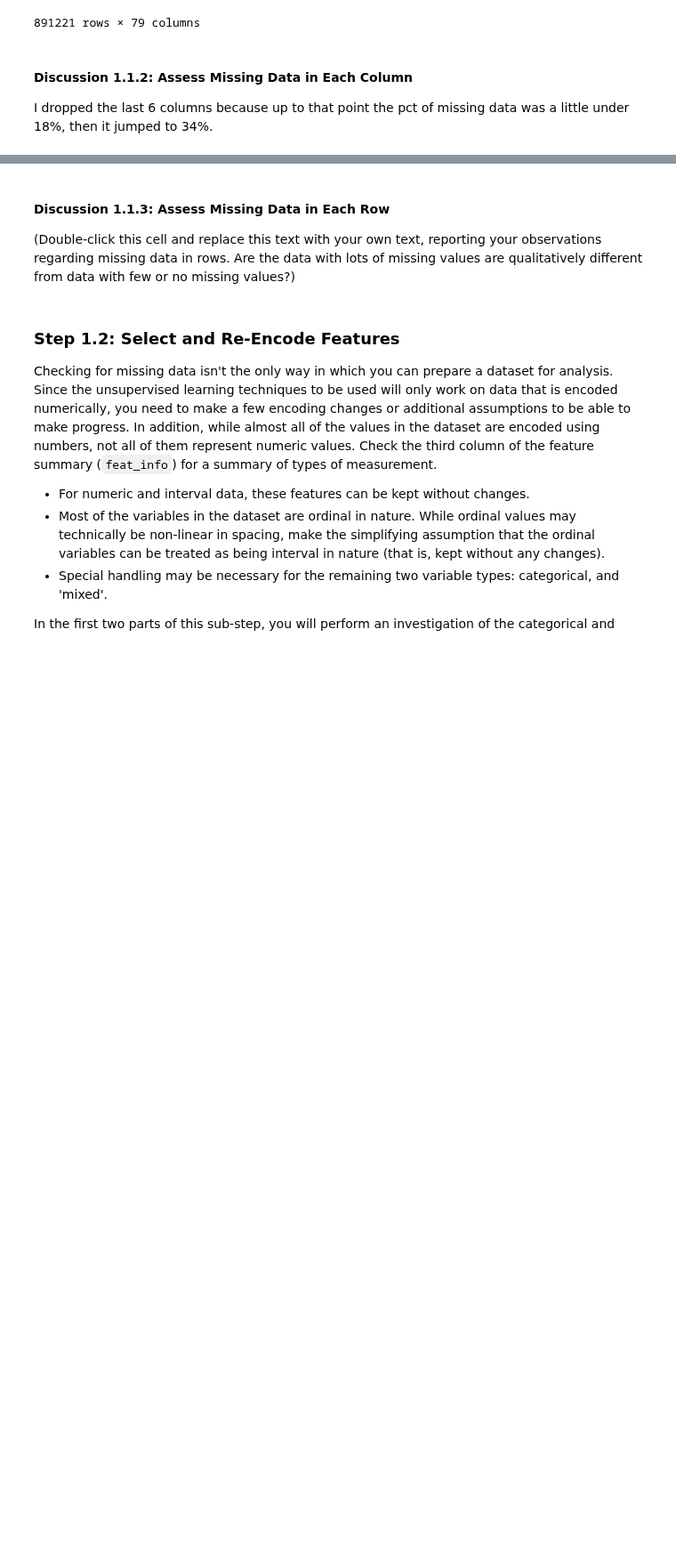
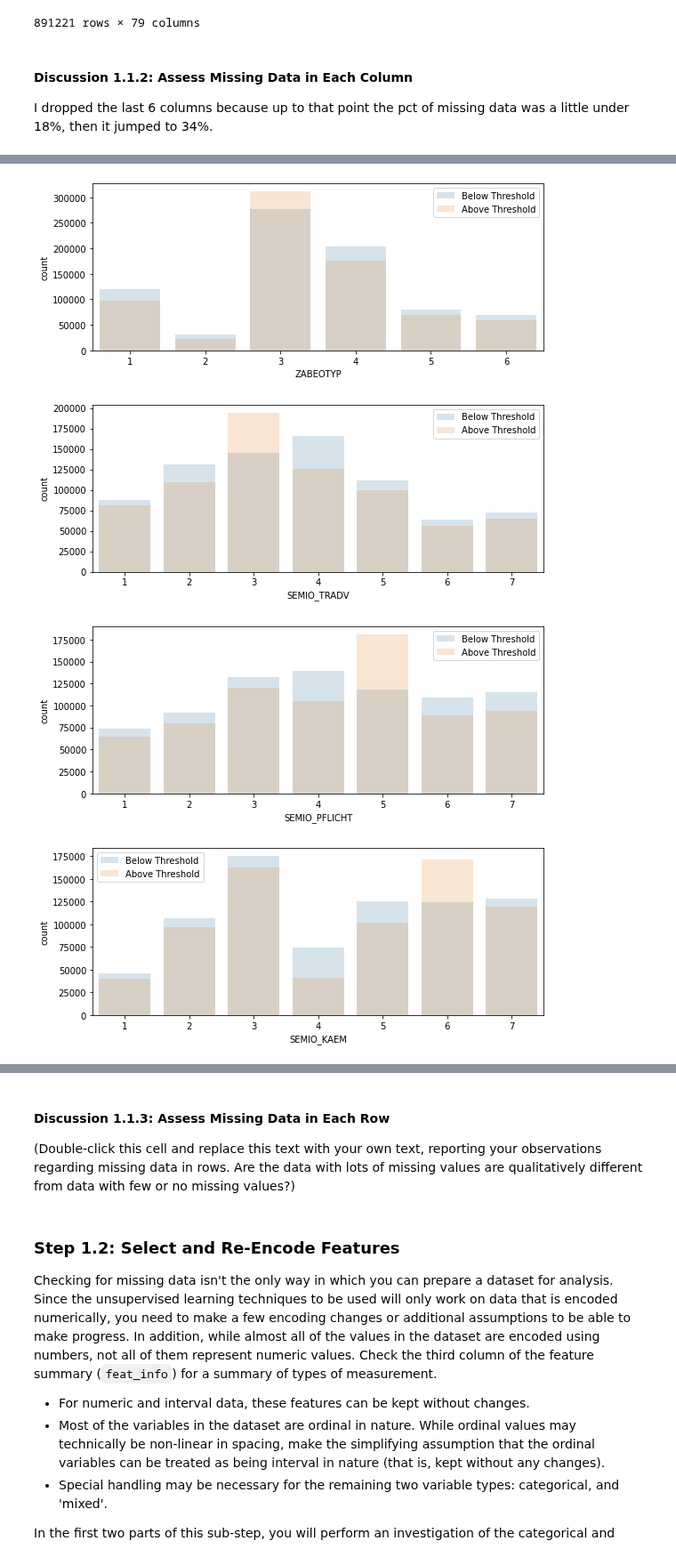
Before and after one commit to paulgureghian/Python_Notebooks, a Jupyter notebook: Create_Cust_Segments/Identify_Cust_Segments/identify_cust_segments.ipynb, the cells around one changed output, grey strips where cells are left out. Shown at 89% size. Cells and saved outputs as stored; diff of their text form; code cells hidden in the pictures; blank space fills up the shorter version.

```diff
--- a/Create_Cust_Segments/Identify_Cust_Segments/identify_cust_segments.ipynb
+++ b/Create_Cust_Segments/Identify_Cust_Segments/identify_cust_segments.ipynb
@@ -371,3 +415,4 @@ Depending on what you observe in your comparison, this will have implications on
 # %%
-# Write code to divide the data into two subsets based on the number of missing
-# values in each row.
+# Divide the data into two subsets based on the number of missing values per row.
+below_threshold = rows_greater_than_0_missing_values[rows_greater_than_0_missing_values <= 10.0]
+above_threshold = rows_greater_than_0_missing_values[rows_greater_than_0_missing_values >10.0]
@@ -376,0 +433,4 @@ Depending on what you observe in your comparison, this will have implications on
+# %%
+# Create the 2 subsets.
+azdias_above_threshold = azdias.drop(below_threshold.index, axis=0)
+azdias_below_threshold = azdias.drop(above_threshold.index, axis=0)
@@ -376,0 +475,25 @@ Depending on what you observe in your comparison, this will have implications on
+# %%
+# The distribution of values for five columns for no / few missing values.
+c1 = sns.color_palette()[0]
+c2 = sns.color_palette()[1]
+def compare_cols(col, i):
+
+  plt.figure(figsize=[20, 20])
+  plt.subplot(5 ,2, i)
+
+  sns.countplot(x=azdias_below_threshold[col], color=c1, alpha=0.2)
+  sns.countplot(x=azdias_above_threshold[col], color=c2, alpha=0.2)
+
+  plt.legend(['Below Threshold', 'Above Threshold'])
+
+# Call the 'compare_cols' function.
+compare_cols('ZABEOTYP', 1)
+compare_cols('SEMIO_TRADV', 2)
+compare_cols('SEMIO_PFLICHT', 3)
+compare_cols('SEMIO_KAEM', 4)
+compare_cols('SEMIO_DOM', 5)
+# %% [output]
+[figure, added]
+[figure, added]
+[figure, added]
+[figure, added]
```
Also changed, not shown: parts of 10 cells of this notebook.
